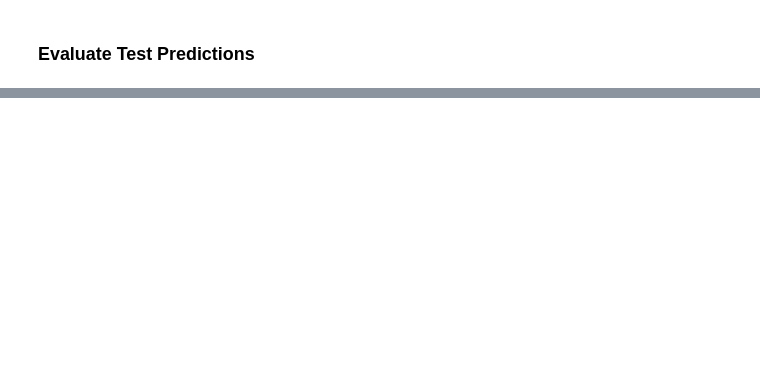
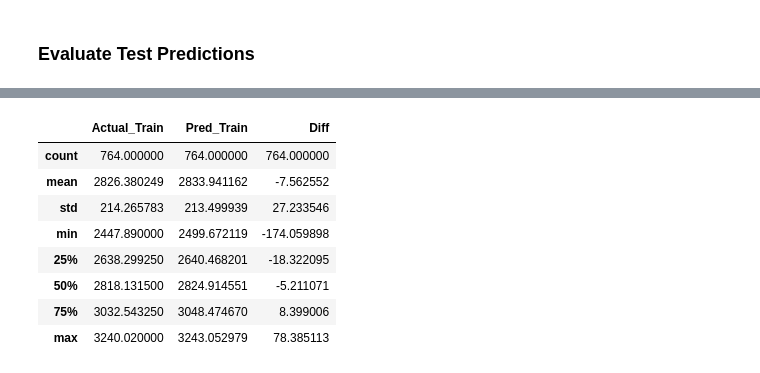
Before and after one commit to oimartin/SP_500_index_RNN, a Jupyter notebook: sp500_notebook.ipynb, the cells around one changed output, grey strips where cells are left out. Saved outputs shown, nothing was run; the diff lists cells and outputs as text; code cells hidden in the pictures; blank space fills up the shorter version.

```diff
--- a/sp500_notebook.ipynb
+++ b/sp500_notebook.ipynb
@@ -700,0 +699,12 @@ rnn2_test
+# %%
+rnn3_compare_train.describe()
+# %% [output]
+|  | Actual_Train | Pred_Train | Diff |
+| count | 764.000000 | 764.000000 | 764.000000 |
+| mean | 2826.380249 | 2833.941162 | -7.562552 |
+| std | 214.265783 | 213.499939 | 27.233546 |
+| min | 2447.890000 | 2499.672119 | -174.059898 |
+| 25% | 2638.299250 | 2640.468201 | -18.322095 |
+| 50% | 2818.131500 | 2824.914551 | -5.211071 |
+| 75% | 3032.543250 | 3048.474670 | 8.399006 |
+| max | 3240.020000 | 3243.052979 | 78.385113 |
```
Also changed, not shown: parts of 43 cells of this notebook.
